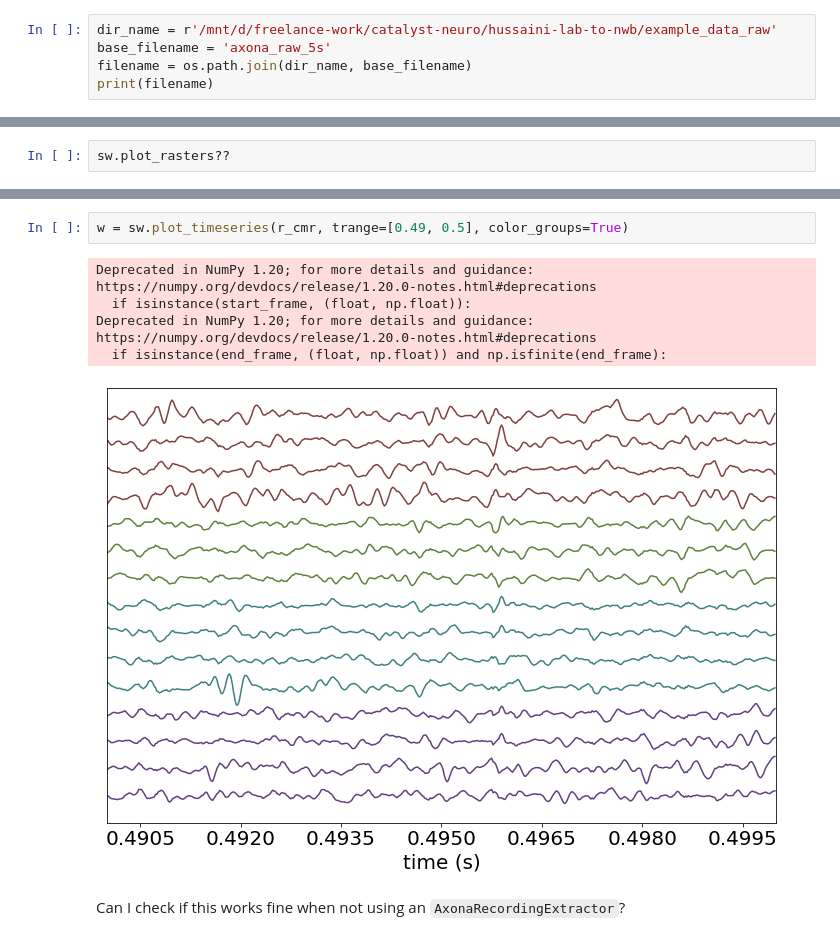
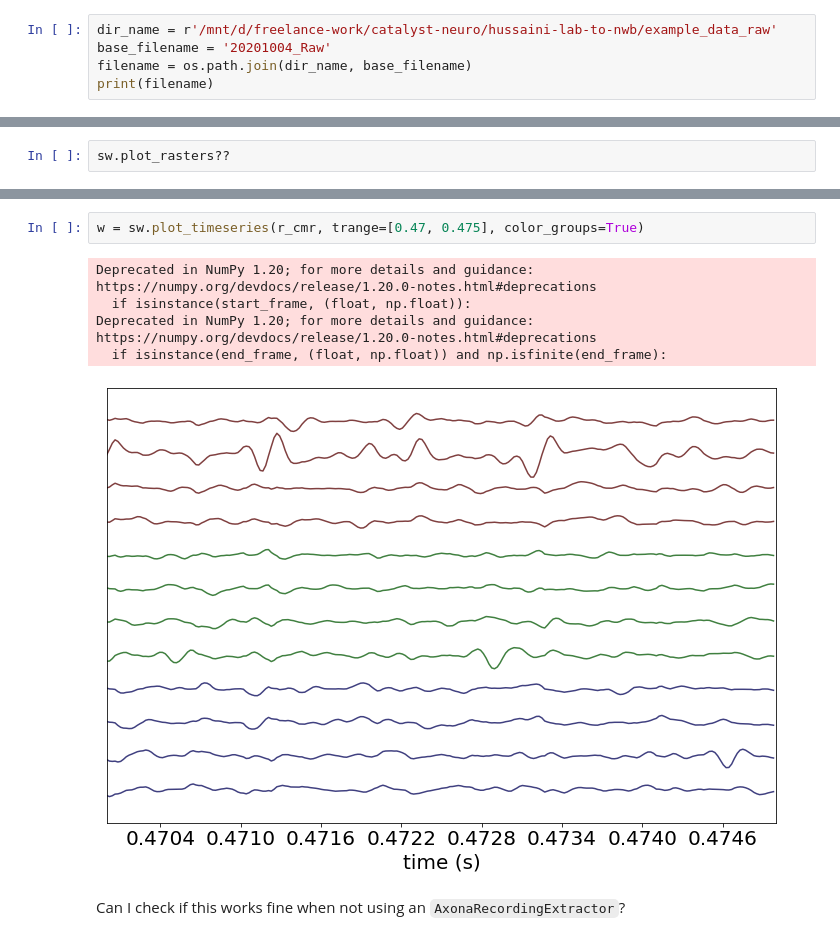
Before and after one commit to sbuergers/hussaini-lab-to-nwb-notebooks, a Jupyter notebook: tidy_venv/milestone2_modular_pipeline_colab.ipynb, the cells around one changed output, grey strips where cells are left out. Drawn from its saved outputs; the diff is of its cells as text.

```diff
--- a/tidy_venv/milestone2_modular_pipeline_colab.ipynb
+++ b/tidy_venv/milestone2_modular_pipeline_colab.ipynb
@@ -278,7 +278,7 @@ se.installed_recording_extractor_list
 Set path and base filename and create an `AxonaRecordingExtractor` instance. The `AxonaRecordingExtractor` will process .bin data together with a .set file. It is sufficient to pass the base filename (without ending), assuming that both files are in the same directory (.bin or .set extensions will also work).
 # %%
 dir_name = r'/mnt/d/freelance-work/catalyst-neuro/hussaini-lab-to-nwb/example_data_raw'
-base_filename = 'axona_raw_5s'
+base_filename = '20201004_Raw'
 filename = os.path.join(dir_name, base_filename)
 print(filename)
 # %% [output]
@@ -755,11 +755,11 @@ Deprecated in NumPy 1.20; for more details and guidance: https://numpy.org/devdo
 # %%
-w = sw.plot_timeseries(r_cmr, trange=[0.49, 0.5], color_groups=True)
+w = sw.plot_timeseries(r_cmr, trange=[0.47, 0.475], color_groups=True)
 # %% [output]
 Deprecated in NumPy 1.20; for more details and guidance: https://numpy.org/devdocs/release/1.20.0-notes.html#deprecations
   if isinstance(start_frame, (float, np.float)):
 Deprecated in NumPy 1.20; for more details and guidance: https://numpy.org/devdocs/release/1.20.0-notes.html#deprecations
   if isinstance(end_frame, (float, np.float)) and np.isfinite(end_frame):
-[figure, old version]
+[figure, new version]
 # %% [markdown]
 Can I check if this works fine when not using an `AxonaRecordingExtractor`?
 # %% [markdown]
```
Also changed, not shown: parts of 17 cells of this notebook, 1 other file.
